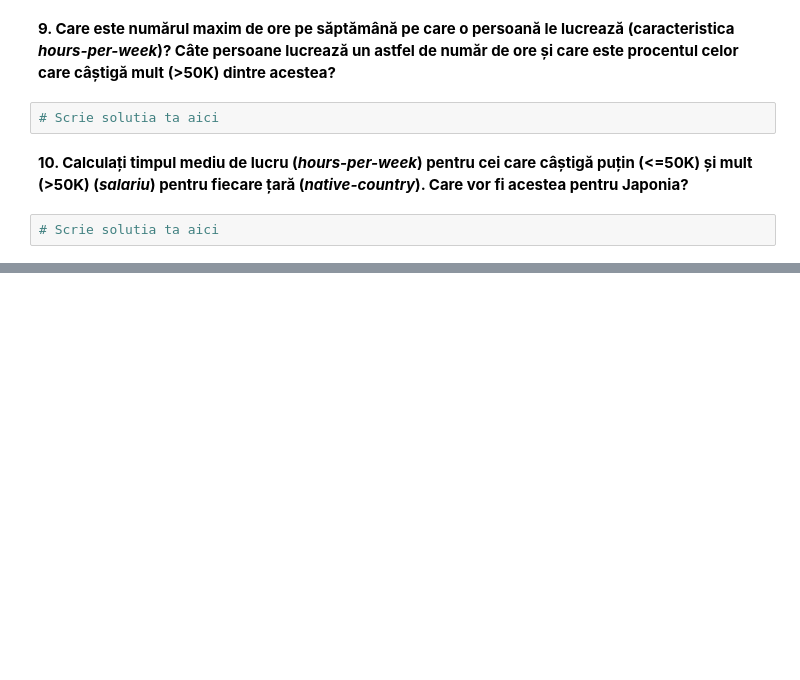
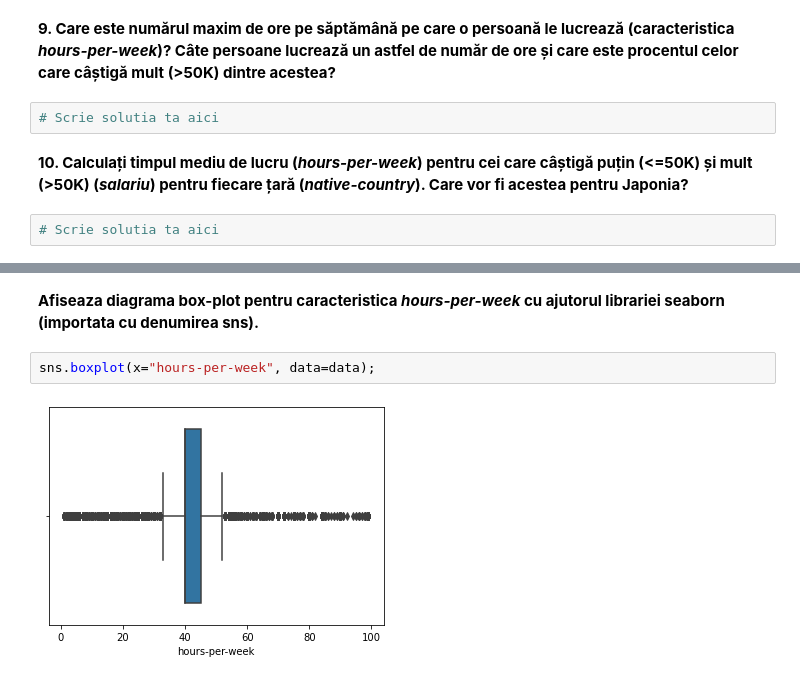
Before and after one commit to dianaartiom/machine_learning_with_python, a Jupyter notebook: lesson03/notebooks/L3HW3_1_Pandas_and_UCI_adult_dataset.ipynb, the cells around one changed output, grey strips where cells are left out. Saved outputs shown, nothing was run; the diff lists cells and outputs as text; blank space fills up the shorter version.

```diff
--- a/lesson03/notebooks/L3HW3_1_Pandas_and_UCI_adult_dataset.ipynb
+++ b/lesson03/notebooks/L3HW3_1_Pandas_and_UCI_adult_dataset.ipynb
@@ -69,0 +86,6 @@ data.head()
+# %% [markdown]
+**Afiseaza diagrama box-plot pentru caracteristica *hours-per-week* cu ajutorul librariei seaborn (importata cu denumirea sns).**
+# %%
+sns.boxplot(x="hours-per-week", data=data);
+# %% [output]
+[figure, added]
```
Also changed, not shown: parts of 10 cells of this notebook, 4 other files.
